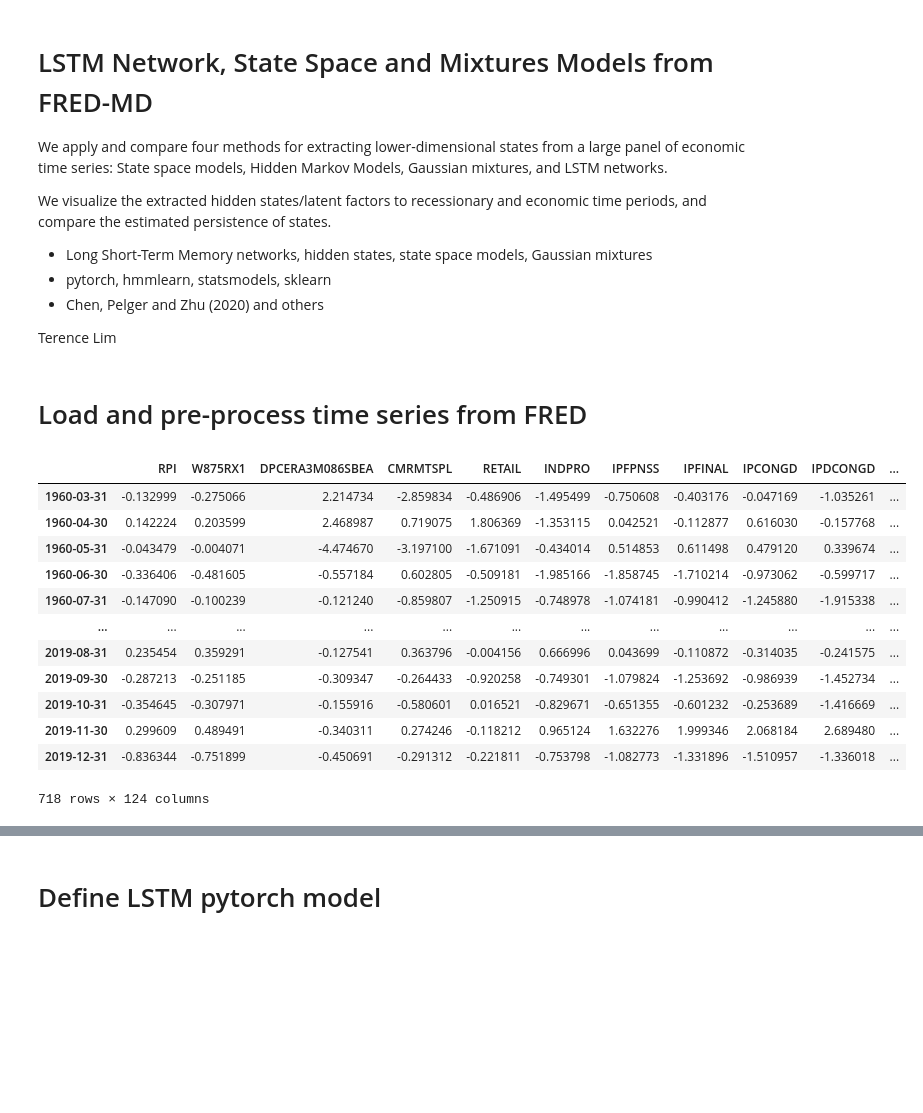
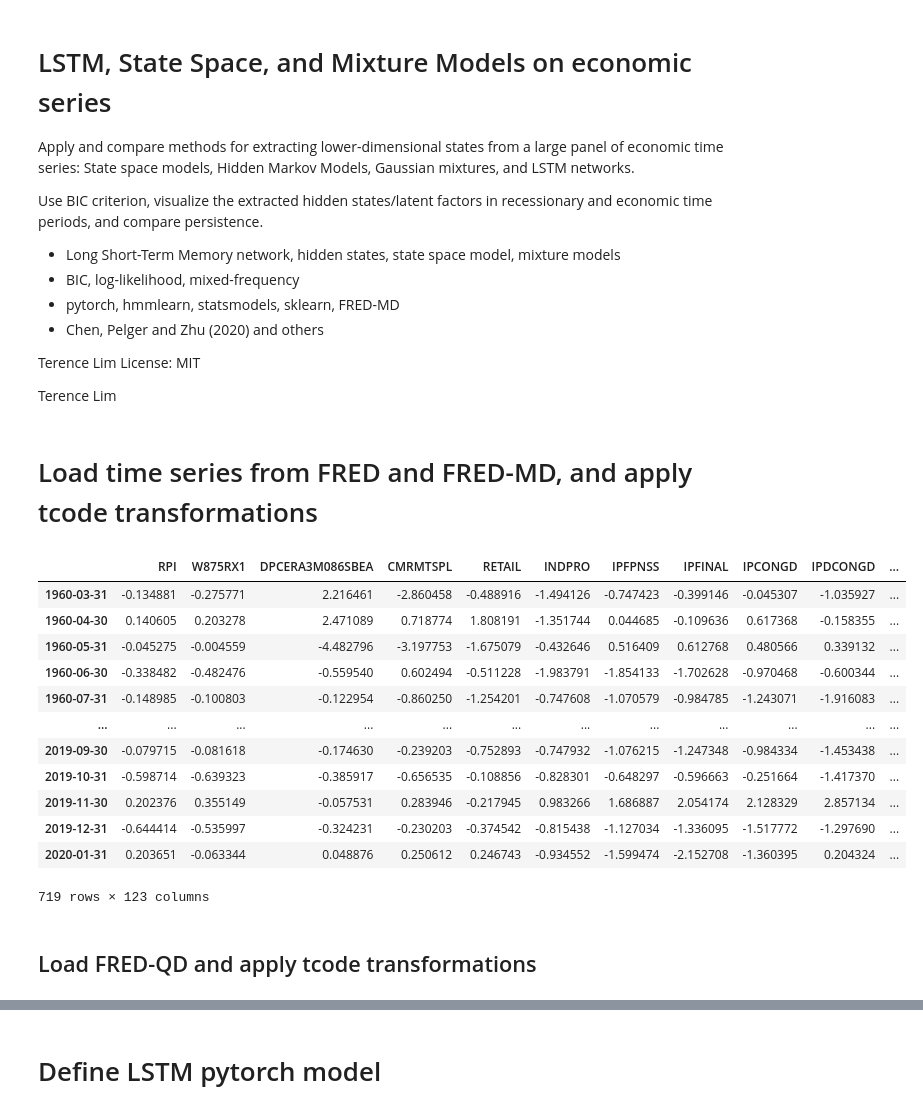
Before and after one commit to terence-lim/data-science-notebooks, a Jupyter notebook: economic_states.ipynb, the cells around one changed output, grey strips where cells are left out. Saved outputs shown, nothing was run; the diff lists cells and outputs as text; code cells hidden in the pictures; blank space fills up the shorter version.

```diff
--- a/economic_states.ipynb
+++ b/economic_states.ipynb
@@ -1,14 +1,20 @@
 # %% [markdown]
-# LSTM Network, State Space and Mixtures Models from FRED-MD
+# LSTM, State Space, and Mixture Models on economic series
 
-We apply and compare four methods for extracting lower-dimensional states from a large panel of economic time series: State space models, Hidden Markov Models, Gaussian mixtures, and LSTM networks.
+Apply and compare methods for extracting lower-dimensional states
+from a large panel of economic time series: State space models, Hidden
+Markov Models, Gaussian mixtures, and LSTM networks.
 
-We visualize the extracted hidden states/latent factors to recessionary and economic time periods, and compare the estimated persistence of states.
+Use BIC criterion, visualize the extracted hidden states/latent factors
+in recessionary and economic time periods, and compare persistence.
 
+- Long Short-Term Memory network, hidden states, state space model, mixture models
+- BIC, log-likelihood, mixed-frequency
+- pytorch, hmmlearn, statsmodels, sklearn, FRED-MD
+- Chen, Pelger and Zhu (2020) and others
 
-- Long Short-Term Memory networks, hidden states, state space models, Gaussian mixtures
-- pytorch, hmmlearn, statsmodels, sklearn
-- Chen, Pelger and Zhu (2020) and others
+Terence Lim
+License: MIT
 
 
 Terence Lim
@@ -26,46 +42,46 @@ from finds.alfred import fred_md, Alfred
 from settings import settings
 imgdir = os.path.join(settings['images'], 'rnn')
 # %% [markdown]
-# Load and pre-process time series from FRED
+# Load time series from FRED and FRED-MD, and apply tcode transformations
 # %%
+# Load and pre-process time series from FRED
 alf = Alfred(api_key=settings['fred']['api_key'])
 
 # to indicate recession periods in the plots
 usrec = alf('USREC', freq='m')
 usrec.index = pd.DatetimeIndex(usrec.index.astype(str), freq='infer')
-g = (usrec != usrec.shift()).cumsum()[usrec.gt(0)].to_frame()
+g = usrec.astype(bool) | usrec.shift(-1, fill_value=0).astype(bool)
+g = (g != g.shift(fill_value=0)).cumsum()[g].to_frame()
 g = g.reset_index().groupby('USREC')['date'].agg(['first','last'])
 vspans = [(v[0], v[1]) for k, v in g.iterrows()]
 
-# Retrieve FRED-MD series
-mdf, mt = fred_md(202104)  # 202104 from vintage April 2020
+# Retrieve FRED-MD series and apply tcode transformations
 beg = 19600301
-end = 20191231
+end = 20200131
 
-# Apply tcode transformations
-df = mdf
-t = mt['transform']
-transformed = []
+df, t = fred_md(202004)      # from vintage April 2020
+data = []
 for col in df.columns:
-    transformed.append(alf.transform(df[col], tcode=t[col], freq='m'))
-df = pd.concat(transformed, axis=1).iloc[2:]
+    data.append(alf.transform(df[col], tcode=t['transform'][col], freq='m'))
+mdf = pd.concat(data, axis=1).iloc[2:]
 
-data = df[(df.index >= beg) & (df.index <= end)].dropna(axis=1)
-data = (data-data.mean(axis=0))/data.std(axis=0, ddof=0)
-data.index = pd.DatetimeIndex(data.index.astype(str), freq='infer')
-cols = list(data.columns)
-data
+mdata = mdf[(mdf.index >= beg) & (mdf.index <= end)].dropna(axis=1)
+mdata = (mdata - mdata.mean(axis=0)) / mdata.std(axis=0, ddof=0)
+mdata.index = pd.DatetimeIndex(mdata.index.astype(str), freq='m')
+mdata
 # %% [output]
 |  | RPI | W875RX1 | DPCERA3M086SBEA | CMRMTSPL | RETAIL | INDPRO | IPFPNSS | IPFINAL | IPCONGD | IPDCONGD | ... |
-| 1960-03-31 | -0.132999 | -0.275066 | 2.214734 | -2.859834 | -0.486906 | -1.495499 | -0.750608 | -0.403176 | -0.047169 | -1.035261 | ... |
-| 1960-04-30 | 0.142224 | 0.203599 | 2.468987 | 0.719075 | 1.806369 | -1.353115 | 0.042521 | -0.112877 | 0.616030 | -0.157768 | ... |
-| 1960-05-31 | -0.043479 | -0.004071 | -4.474670 | -3.197100 | -1.671091 | -0.434014 | 0.514853 | 0.611498 | 0.479120 | 0.339674 | ... |
-| 1960-06-30 | -0.336406 | -0.481605 | -0.557184 | 0.602805 | -0.509181 | -1.985166 | -1.858745 | -1.710214 | -0.973062 | -0.599717 | ... |
-| 1960-07-31 | -0.147090 | -0.100239 | -0.121240 | -0.859807 | -1.250915 | -0.748978 | -1.074181 | -0.990412 | -1.245880 | -1.915338 | ... |
+| 1960-03-31 | -0.134881 | -0.275771 | 2.216461 | -2.860458 | -0.488916 | -1.494126 | -0.747423 | -0.399146 | -0.045307 | -1.035927 | ... |
+| 1960-04-30 | 0.140605 | 0.203278 | 2.471089 | 0.718774 | 1.808191 | -1.351744 | 0.044685 | -0.109636 | 0.617368 | -0.158355 | ... |
+| 1960-05-31 | -0.045275 | -0.004559 | -4.482796 | -3.197753 | -1.675079 | -0.432646 | 0.516409 | 0.612768 | 0.480566 | 0.339132 | ... |
+| 1960-06-30 | -0.338482 | -0.482476 | -0.559540 | 0.602494 | -0.511228 | -1.983791 | -1.854133 | -1.702628 | -0.970468 | -0.600344 | ... |
+| 1960-07-31 | -0.148985 | -0.100803 | -0.122954 | -0.860250 | -1.254201 | -0.747608 | -1.070579 | -0.984785 | -1.243071 | -1.916083 | ... |
 | ... | ... | ... | ... | ... | ... | ... | ... | ... | ... | ... | ... |
-| 2019-08-31 | 0.235454 | 0.359291 | -0.127541 | 0.363796 | -0.004156 | 0.666996 | 0.043699 | -0.110872 | -0.314035 | -0.241575 | ... |
-| 2019-09-30 | -0.287213 | -0.251185 | -0.309347 | -0.264433 | -0.920258 | -0.749301 | -1.079824 | -1.253692 | -0.986939 | -1.452734 | ... |
-| 2019-10-31 | -0.354645 | -0.307971 | -0.155916 | -0.580601 | 0.016521 | -0.829671 | -0.651355 | -0.601232 | -0.253689 | -1.416669 | ... |
-| 2019-11-30 | 0.299609 | 0.489491 | -0.340311 | 0.274246 | -0.118212 | 0.965124 | 1.632276 | 1.999346 | 2.068184 | 2.689480 | ... |
-| 2019-12-31 | -0.836344 | -0.751899 | -0.450691 | -0.291312 | -0.221811 | -0.753798 | -1.082773 | -1.331896 | -1.510957 | -1.336018 | ... |
+| 2019-09-30 | -0.079715 | -0.081618 | -0.174630 | -0.239203 | -0.752893 | -0.747932 | -1.076215 | -1.247348 | -0.984334 | -1.453438 | ... |
+| 2019-10-31 | -0.598714 | -0.639323 | -0.385917 | -0.656535 | -0.108856 | -0.828301 | -0.648297 | -0.596663 | -0.251664 | -1.417370 | ... |
+| 2019-11-30 | 0.202376 | 0.355149 | -0.057531 | 0.283946 | -0.217945 | 0.983266 | 1.686887 | 2.054174 | 2.128329 | 2.857134 | ... |
+| 2019-12-31 | -0.644414 | -0.535997 | -0.324231 | -0.230203 | -0.374542 | -0.815438 | -1.127034 | -1.336095 | -1.517772 | -1.297690 | ... |
+| 2020-01-31 | 0.203651 | -0.063344 | 0.048876 | 0.250612 | 0.246743 | -0.934552 | -1.599474 | -2.152708 | -1.360395 | 0.204324 | ... |
-718 rows × 124 columns
+719 rows × 123 columns
+# %% [markdown]
+## Load FRED-QD and apply tcode transformations
```
Also changed, not shown: parts of 32 cells of this notebook, 4 other files.
